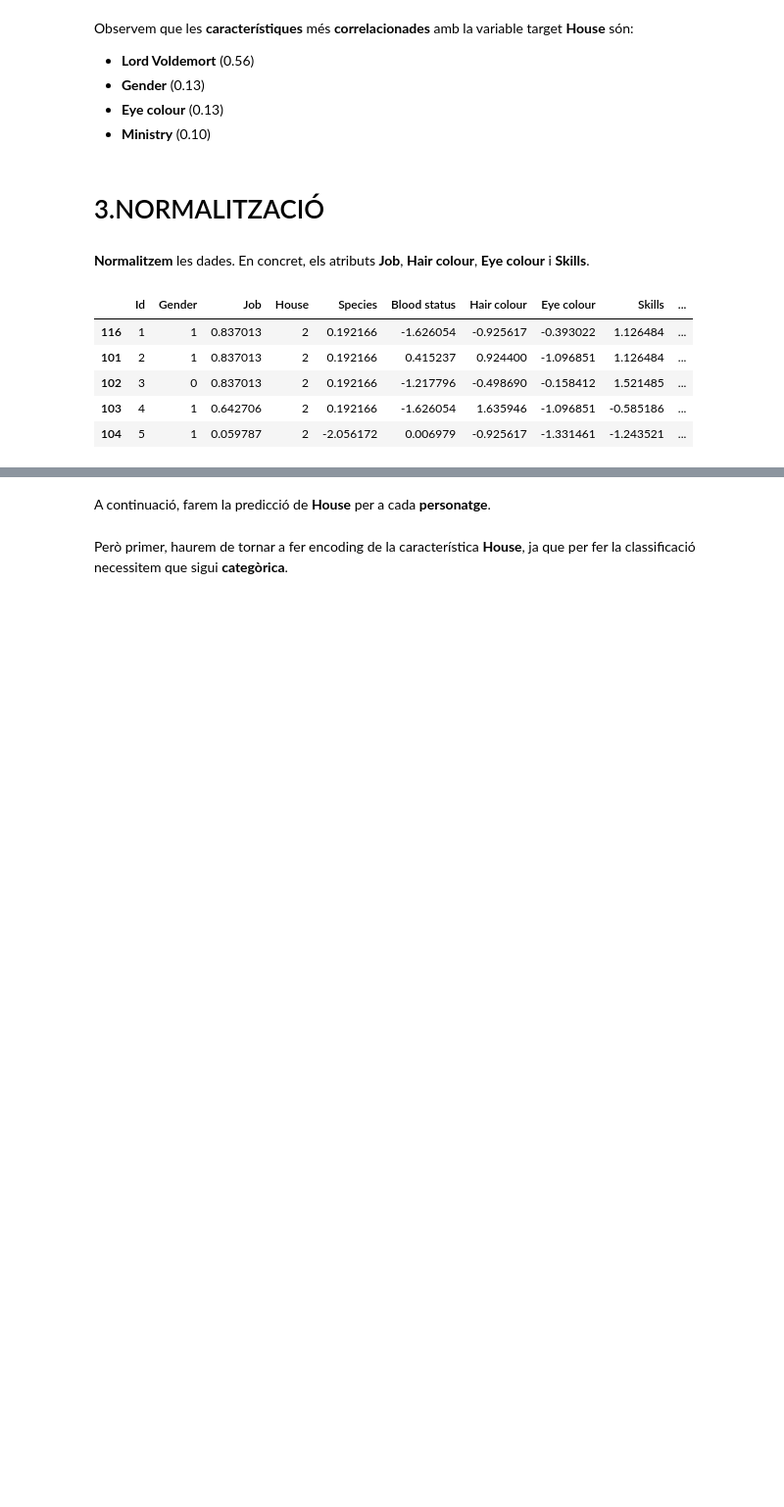
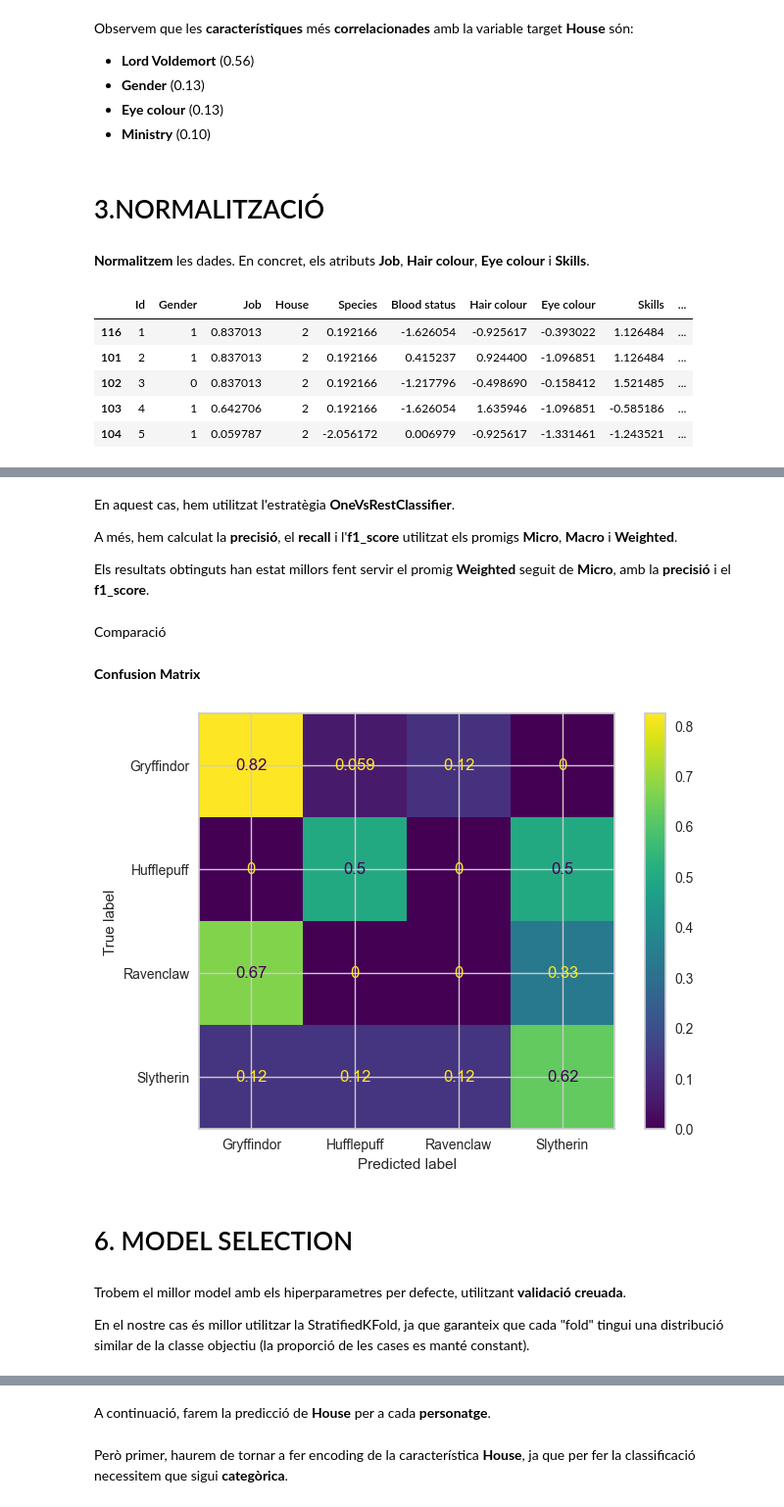
Before and after one commit to HelenaBoneu/HarryPotter, a Jupyter notebook: Harry_Potter.ipynb, the cells around one changed output, grey strips where cells are left out. Shown at 98% size. Drawn from its saved outputs; the diff is of its cells as text; code cells hidden in the pictures; blank space fills up the shorter version.

Commit message:
Commit Metric i Model Selection, Hyperparameters

```diff
--- a/Harry_Potter.ipynb
+++ b/Harry_Potter.ipynb
@@ -1210,0 +1316,30 @@ df.head()
+# %%
+lr = OneVsRestClassifier(LogisticRegression(max_iter=250, fit_intercept = True))
+lr.fit(X_train, y_train)
+
+y_pred = lr.predict(X_test)
+classification = classification_report(y_test, y_pred)
+
+print("Provem les diferents mètriques: \n")
+
+precision_micro = precision_score(y_test, y_pred, average='micro')
+precision_macro = precision_score(y_test, y_pred, average='macro')
+precision_weighted = precision_score(y_test, y_pred, average='weighted')
+recall_micro = recall_score(y_test, y_pred, average='micro')
+recall_macro = recall_score(y_test, y_pred, average='macro')
+recall_weighted = recall_score(y_test, y_pred, average='weighted')
+f1_micro = f1_score(y_test, y_pred, average='micro')
+f1_macro = f1_score(y_test, y_pred, average='macro')
+f1_weighted = f1_score(y_test, y_pred, average='weighted')
+
+print(f'Precisió (Micro): {precision_micro}')
+print(f'Precisió (Macro): {precision_macro}')
+print(f'Precisió (weighted): {precision_weighted}')
+print(f'Recall (Micro): {recall_micro}')
+print(f'Recall (Macro): {recall_macro}')
+print(f'Recall (weighted): {recall_weighted}')
+print(f'F1 Score (Micro): {f1_micro}')
+print(f'F1 Score (Macro): {f1_macro}')
+print(f'F1 Score (weighted): {f1_weighted}')
+
+print(classification)
@@ -1210,0 +1364,21 @@ df.head()
+# %% [markdown]
+En aquest cas, hem utilitzat l'estratègia **OneVsRestClassifier**.
+
+A més, hem calculat la **precisió**, el **recall** i l'**f1_score** utilitzat els promigs **Micro**, **Macro** i **Weighted**.
+
+Els resultats obtinguts han estat millors fent servir el promig **Weighted** seguit de **Micro**, amb la **precisió** i el **f1_score**.
+# %% [markdown]
+Comparació
+# %% [markdown]
+**Confusion Matrix**
+# %%
+f1 = f1_score(y_test, y_pred, average='weighted')
+confusion = ConfusionMatrixDisplay.from_predictions(y_test, y_pred, normalize='true')
+# %% [output]
+[figure, added]
+# %% [markdown]
+# 6. MODEL SELECTION
+# %% [markdown]
+Trobem el millor model amb els hiperparametres per defecte, utilitzant **validació creuada**.
+
+En el nostre cas és millor utilitzar la StratifiedKFold, ja que garanteix que cada "fold" tingui una distribució similar de la classe objectiu (la proporció de les cases es manté constant).
```
Also changed, not shown: parts of 27 cells of this notebook.
